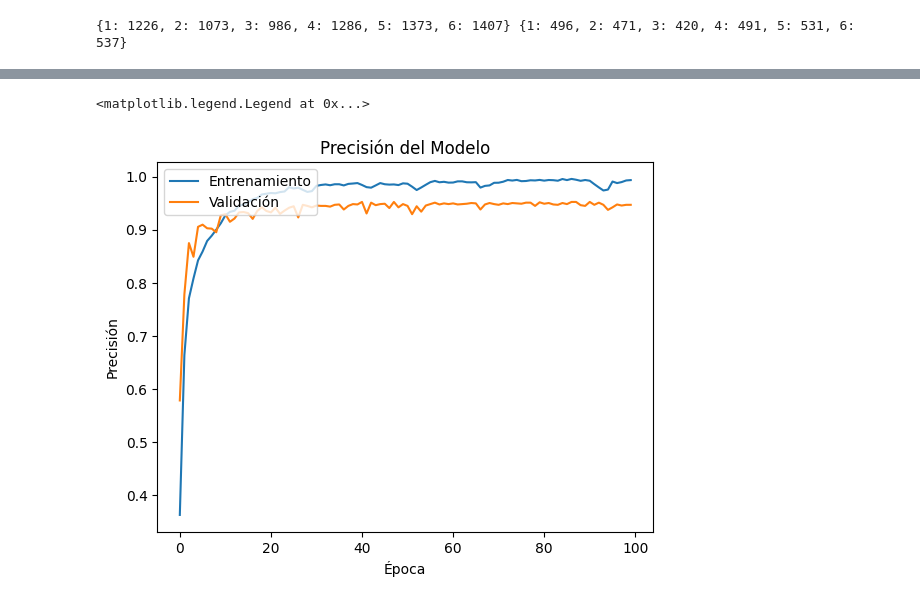
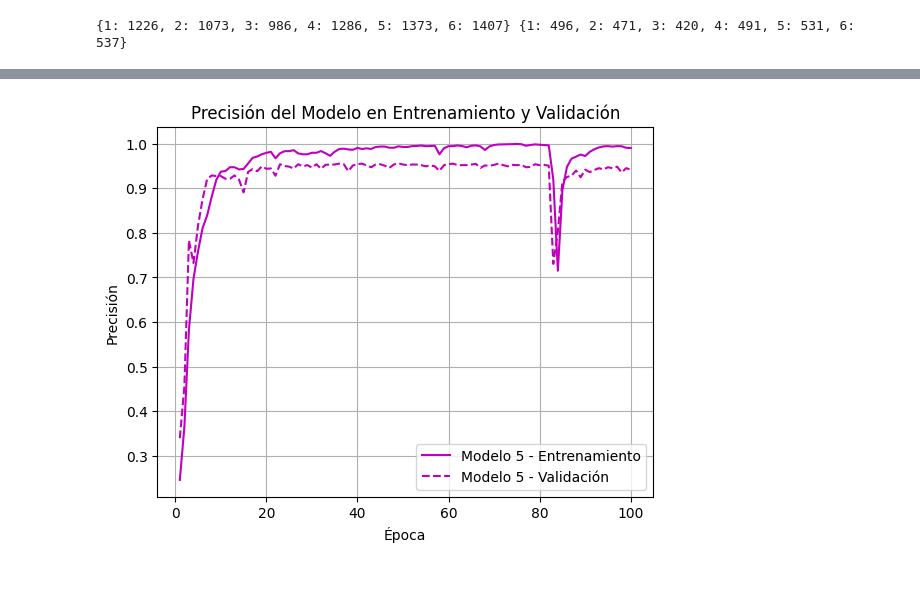
Before and after one commit to Nahuel404/Reconocimiento_human_activity, a Jupyter notebook: IA_development.ipynb, the cells around one changed output, grey strips where cells are left out. Saved outputs shown, nothing was run; the diff lists cells and outputs as text; code cells hidden in the pictures.

Commit message:
IA_development and model update

```diff
--- a/IA_development.ipynb
+++ b/IA_development.ipynb
@@ -94,7 +92,7 @@ Ytest_one_hot = to_categorical(Ytest - 1, num_classes=6)
 # %%
 #Created five types of Neural Networks to evaluate the accuracy of each ones and select the better architecture
 First_NN = Sequential([
-    Dense(102, activation = 'relu'),
+    Dense(561, activation = 'relu'),
     Dense(256, activation = "relu"),
     Dense(128, activation = "relu"),
     Dense(64, activation = 'relu'),
@@ -110,7 +108,7 @@ Second_NN = Sequential([
 ])
 
 Third_NN = Sequential([
-    Dense(102, activation = 'relu'),
+    Dense(561, activation = 'relu'),
     Dense(256, activation = "relu"),
     Dense(128, activation = 'relu'),
     Dense(6, activation = "softmax")
@@ -125,7 +123,7 @@ Fourth_NN = Sequential([
 ])
 
 Fifth_NN = Sequential([
-    Dense(102, activation = 'relu'),
+    Dense(561, activation = 'relu'),
     Dense(1024, activation = "relu"),
     Dense(512, activation = 'relu'),
     Dense(256, activation = 'relu'),
@@ -298,0 +182,23 @@ El mínimo número de épocas necesarias es 8.
+# %%
+# Definir los datos
+epochs = range(1, len(history_first.history['accuracy']) + 1)
+
+# Precisión en entrenamiento
+plt.plot(epochs, history_first.history['accuracy'], 'b', label='Modelo 1 - Entrenamiento')
+plt.plot(epochs, history_second.history['accuracy'], 'g', label='Modelo 2 - Entrenamiento')
+
+
+# Precisión en validación
+plt.plot(epochs, history_first.history['val_accuracy'], 'b--', label='Modelo 1 - Validación')
+plt.plot(epochs, history_second.history['val_accuracy'], 'g--', label='Modelo 2 - Validación')
+
+
+# Configuraciones de la gráfica
+plt.title('Precisión del Modelo en Entrenamiento y Validación')
+plt.xlabel('Época')
+plt.ylabel('Precisión')
+plt.legend(loc='lower right')
+plt.grid(True)
+
+# Mostrar la gráfica
+plt.show()
@@ -299,10 +225,16 @@ El mínimo número de épocas necesarias es 8.
 # %%
-plt.plot(history_second.history['accuracy'])
-plt.plot(history_second.history['val_accuracy'])
-plt.title('Precisión del Modelo')
+plt.plot(epochs, history_fifth.history['accuracy'], 'm', label='Modelo 5 - Entrenamiento')
+
+plt.plot(epochs, history_fifth.history['val_accuracy'], 'm--', label='Modelo 5 - Validación')
+
+# Configuraciones de la gráfica
+plt.title('Precisión del Modelo en Entrenamiento y Validación')
 plt.xlabel('Época')
 plt.ylabel('Precisión')
-plt.legend(['Entrenamiento', 'Validación'], loc='upper left')
+plt.legend(loc='lower right')
+plt.grid(True)
+
+# Mostrar la gráfica
+plt.show()
 # %% [output]
-<matplotlib.legend.Legend at 0x...>
-[figure, old version]
+[figure, new version]
```
Also changed, not shown: parts of 27 cells of this notebook, 1 other file.
